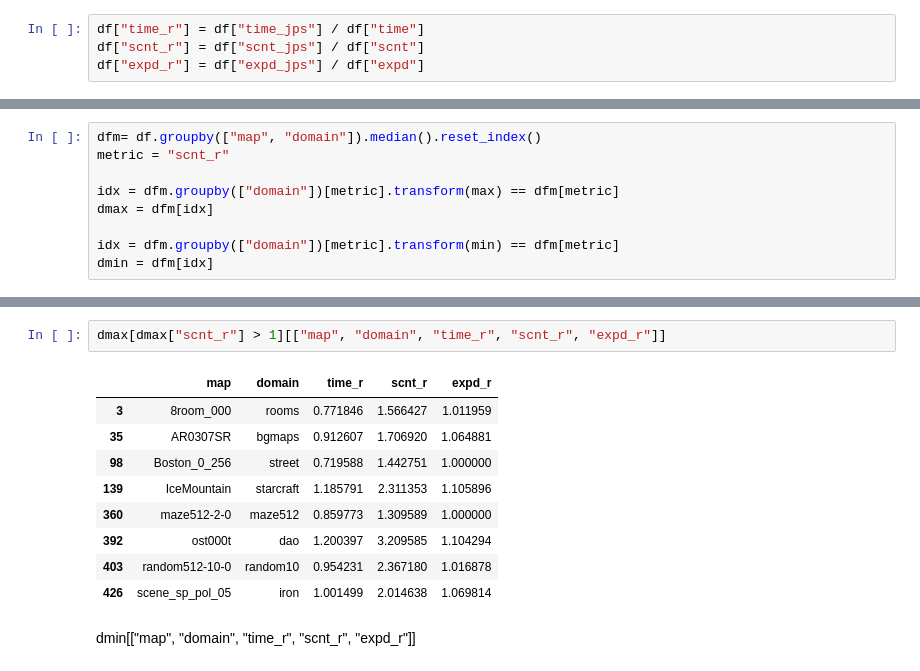
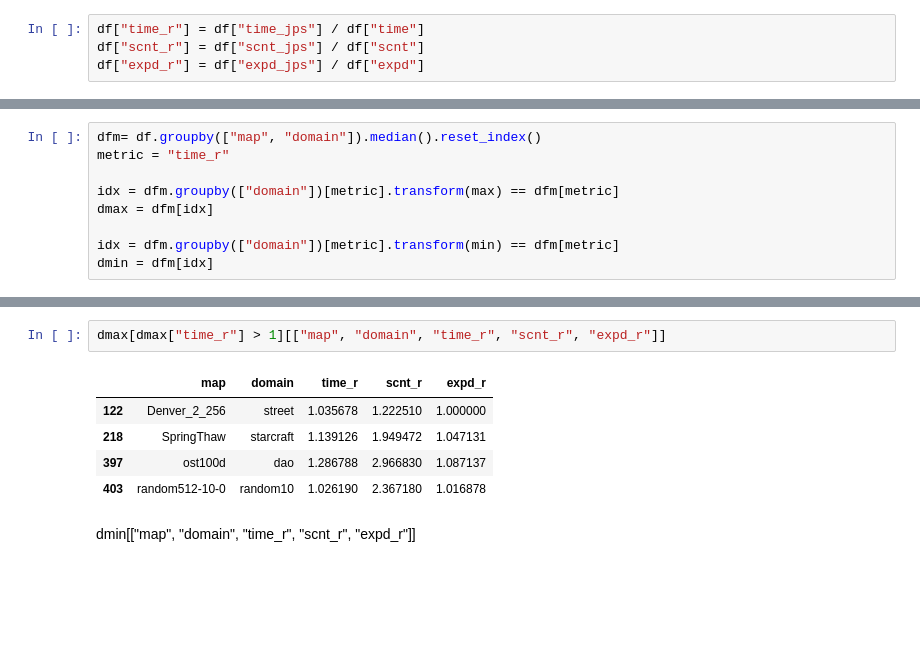
Before and after one commit to eggeek/warhog, a Jupyter notebook: warthog/expr.ipynb, the cells around one changed output, grey strips where cells are left out. Cells and saved outputs as stored; diff of their text form; blank space fills up the shorter version.

```diff
--- a/warthog/expr.ipynb
+++ b/warthog/expr.ipynb
@@ -395,7 +395,7 @@ tmp.sort_values("time_r", ascending=False)
 375 rows × 5 columns
 # %%
 dfm= df.groupby(["map", "domain"]).median().reset_index()
-metric = "scnt_r"
+metric = "time_r"
 
 idx = dfm.groupby(["domain"])[metric].transform(max) == dfm[metric]
 dmax = dfm[idx]
@@ -413,15 +405,11 @@ Index(['id', 'alg', 'expd', 'gend', 'touched', 'time', 'cost', 'scnt', 'sfile',
 # %%
-dmax[dmax["scnt_r"] > 1][["map", "domain", "time_r", "scnt_r", "expd_r"]]
+dmax[dmax["time_r"] > 1][["map", "domain", "time_r", "scnt_r", "expd_r"]]
 # %% [output]
 |  | map | domain | time_r | scnt_r | expd_r |
-| 3 | 8room_000 | rooms | 0.771846 | 1.566427 | 1.011959 |
-| 35 | AR0307SR | bgmaps | 0.912607 | 1.706920 | 1.064881 |
-| 98 | Boston_0_256 | street | 0.719588 | 1.442751 | 1.000000 |
-| 139 | IceMountain | starcraft | 1.185791 | 2.311353 | 1.105896 |
-| 360 | maze512-2-0 | maze512 | 0.859773 | 1.309589 | 1.000000 |
-| 392 | ost000t | dao | 1.200397 | 3.209585 | 1.104294 |
-| 403 | random512-10-0 | random10 | 0.954231 | 2.367180 | 1.016878 |
-| 426 | scene_sp_pol_05 | iron | 1.001499 | 2.014638 | 1.069814 |
+| 122 | Denver_2_256 | street | 1.035678 | 1.222510 | 1.000000 |
+| 218 | SpringThaw | starcraft | 1.139126 | 1.949472 | 1.047131 |
+| 397 | ost100d | dao | 1.286788 | 2.966830 | 1.087137 |
+| 403 | random512-10-0 | random10 | 1.026190 | 2.367180 | 1.016878 |
 # %% [markdown]
 dmin[["map", "domain", "time_r", "scnt_r", "expd_r"]]
 # %% [markdown]
```
Also changed, not shown: parts of 9 cells of this notebook, 3 other files.
